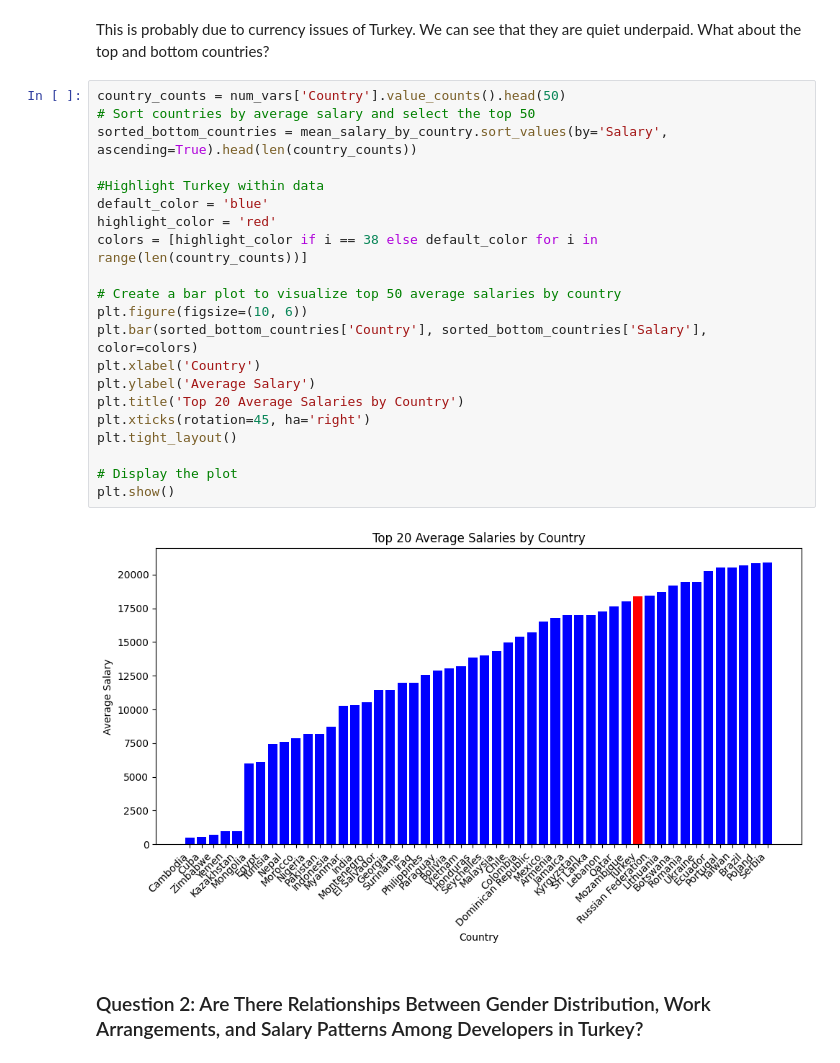
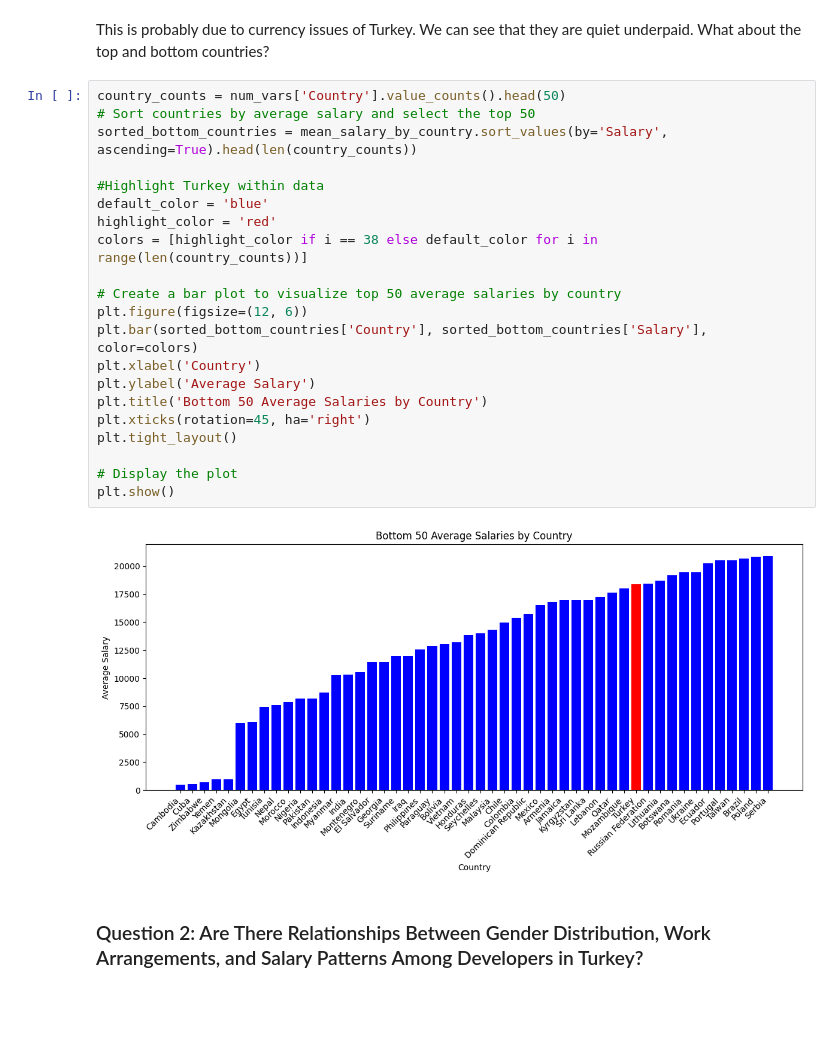
Before and after one commit to NevzatTalay/Project-Write-A-Data-Science-Blog-Post, a Jupyter notebook: Q1.ipynb, the cells around one changed output. Saved outputs shown, nothing was run; the diff lists cells and outputs as text; blank space fills up the shorter version.

```diff
--- a/Q1.ipynb
+++ b/Q1.ipynb
@@ -210,26 +214,26 @@ This is probably due to currency issues of Turkey. We can see that they are quie
 # %%
 country_counts = num_vars['Country'].value_counts().head(50)
 # Sort countries by average salary and select the top 50
 sorted_bottom_countries = mean_salary_by_country.sort_values(by='Salary', ascending=True).head(len(country_counts))
 
 #Highlight Turkey within data
 default_color = 'blue'
 highlight_color = 'red'
 colors = [highlight_color if i == 38 else default_color for i in range(len(country_counts))]
 
 # Create a bar plot to visualize top 50 average salaries by country
-plt.figure(figsize=(10, 6))
+plt.figure(figsize=(12, 6))
 plt.bar(sorted_bottom_countries['Country'], sorted_bottom_countries['Salary'], color=colors)
 plt.xlabel('Country')
 plt.ylabel('Average Salary')
-plt.title('Top 20 Average Salaries by Country')
+plt.title('Bottom 50 Average Salaries by Country')
 plt.xticks(rotation=45, ha='right')
 plt.tight_layout()
 
 # Display the plot
 plt.show()
 # %% [output]
-[figure, old version]
+[figure, new version]
 # %% [markdown]
 ### Question 2: Are There Relationships Between Gender Distribution, Work Arrangements, and Salary Patterns Among Developers in  Turkey?
 # %% [markdown]
```
Also changed, not shown: parts of 12 cells of this notebook, 1 other file.
